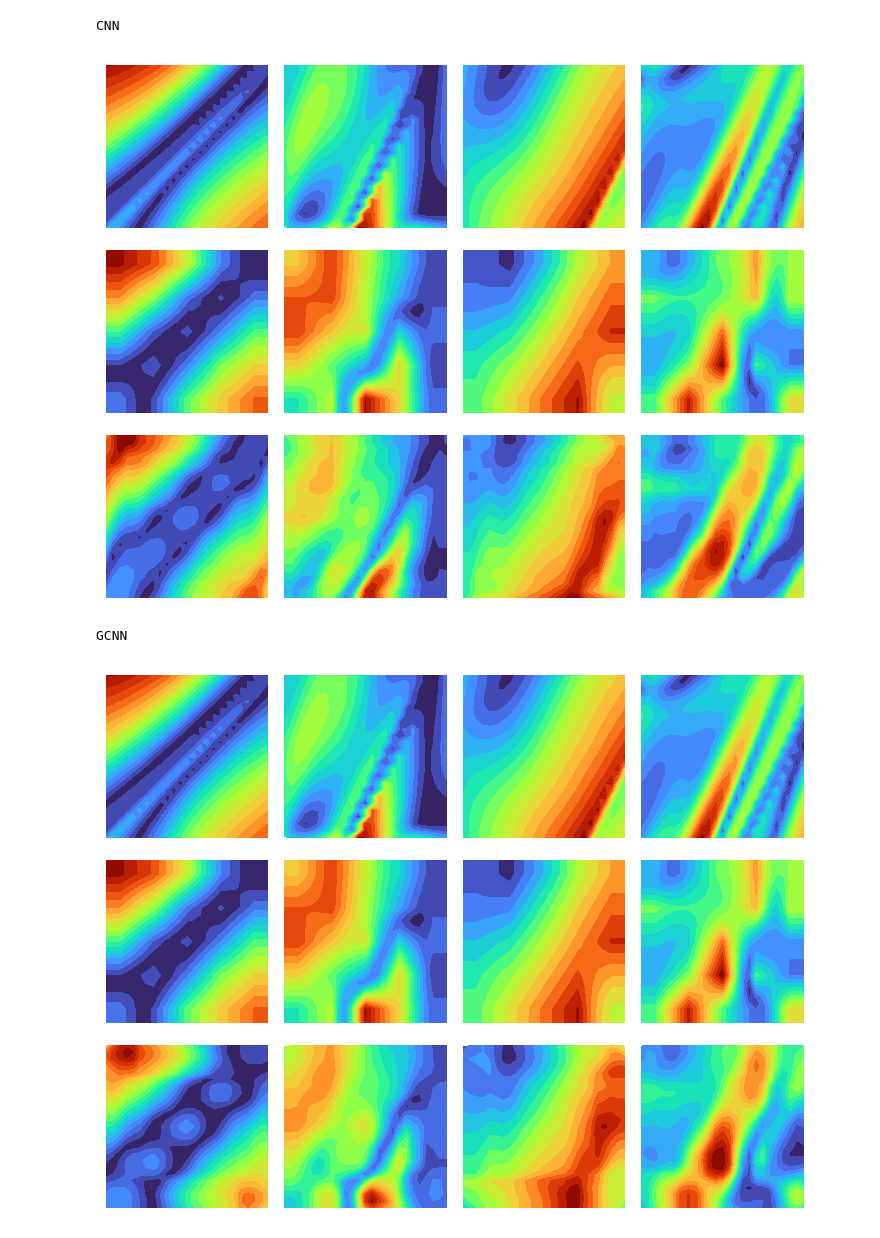
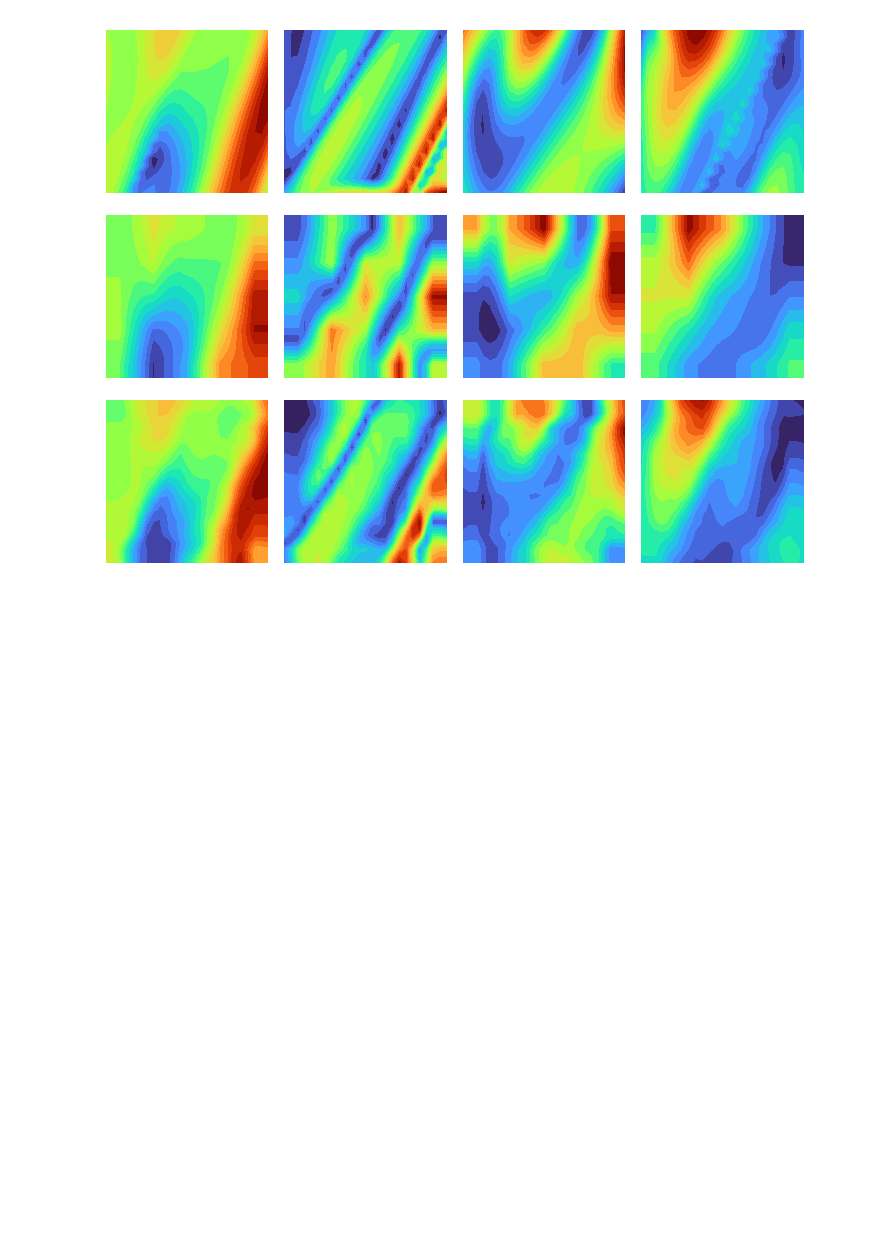
Before and after one commit to htymjun/da-sr, a Jupyter notebook: srgcnn.ipynb, the cells around one changed output. Cells and saved outputs as stored; diff of their text form; code cells hidden in the pictures; blank space fills up the shorter version.

```diff
--- a/srgcnn.ipynb
+++ b/srgcnn.ipynb
@@ -73,7 +73,7 @@ class Dataset(torch.utils.data.Dataset):
     return x, y
 
 dataset = Dataset(xh,xl)  # xh and xl are numpy array
-train_dataset, test_dataset = train_test_split(dataset, test_size=0.2)
+train_dataset, test_dataset = train_test_split(dataset, test_size=0.1)
 
 print("train_dataset size: {}".format(len(train_dataset)))
 print("test_dataset size: {}".format(len(test_dataset)))
@@ -275,8 +303,12 @@ def trainNN(net,optimizer,criterion,train_batch,test_batch,epoch):
 # %%
 # use GPU
 device = torch.device('cuda' if torch.cuda.is_available() else 'cpu')
-net_CNN = CNN().to(device)    # choose CNN
-print(net_CNN)
+# ResNet(Choose block type, [] means how many times repeat each block)
+#ResNet18
+resnet = ResNet(BasicBlock, [2,2,2,2]).to(device)
+# ResNet32
+#resnet = ResNet(BasicBlock, [3,4,6,3]).to(device)
+print(resnet)
 # check device
 print("Device: {}".format(device))
 
@@ -284,12 +316,12 @@ print("Device: {}".format(device))
 criterion = nn.MSELoss()
 
 # define optimizer
-optimizer = optim.Adam(net_CNN.parameters())
+optimizer = optim.Adam(resnet.parameters())
 
 # define epoch
 epoch = 100
 
-net_CNN, train_loss_list, test_loss_list = trainNN(net_CNN,optimizer,criterion,train_batch,test_batch,epoch)
+resnet, train_loss_list, test_loss_list = trainNN(resnet,optimizer,criterion,train_batch,test_batch,epoch)
 
 # loss（MSE）
 plt.figure()
@@ -377,37 +358,17 @@ Test_Loss: 0.0369
 # %%
 # check super-resolution data
-# CNN
-print("CNN")
-net_CNN.eval()
+resnet.eval()
 with torch.no_grad():
   for highreso_data, lowreso_data in test_batch:
     # transfer Tensor to GPU
     highreso_data = highreso_data.to(device)
     lowreso_data = lowreso_data.to(device)
     # calc pred
-    y_pred = net_CNN(lowreso_data)
+    y_pred = resnet(lowreso_data)
     # show result
     cat_imshow(3, 4, highreso_data.to('cpu'), lowreso_data.to('cpu'), y_pred.to('cpu'))
     plt.show()
     break
-
-# GCNN
-print("GCNN")
-net_GCNN.eval()
-with torch.no_grad():
-  for highreso_data, lowreso_data in test_batch:
-    # transfer Tensor to GPU
-    highreso_data = highreso_data.to(device)
-    lowreso_data = lowreso_data.to(device)
-    # calc pred
-    y_pred = net_GCNN(lowreso_data)
-    # show result
-    cat_imshow(3, 4, highreso_data.to('cpu'), lowreso_data.to('cpu'), y_pred.to('cpu'))
-    plt.show()
-    break
 # %% [output]
-CNN
-[figure, old version]
+[figure, new version]
-GCNN
-[figure, removed]
 # %%
```
Also changed, not shown: parts of 10 cells of this notebook.
